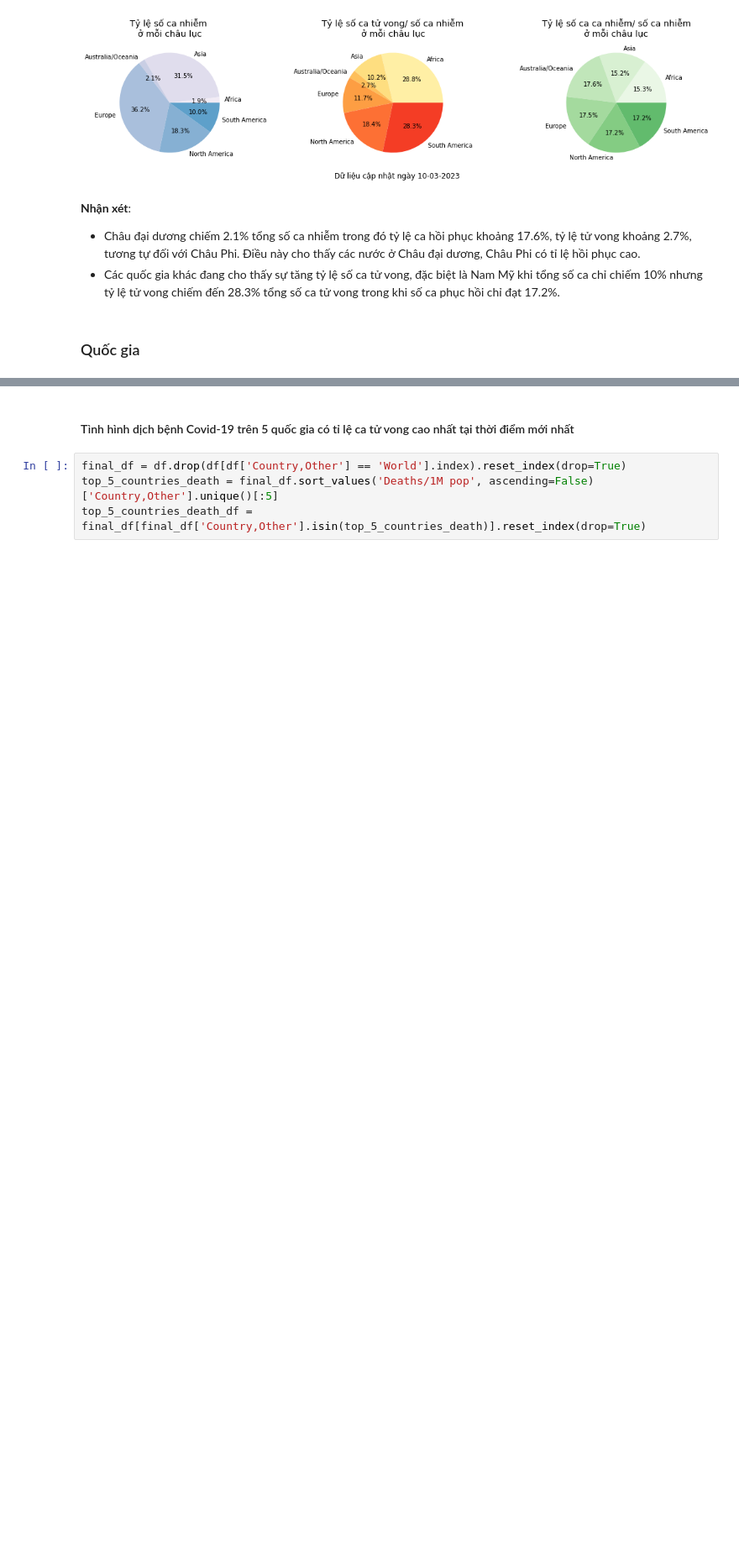
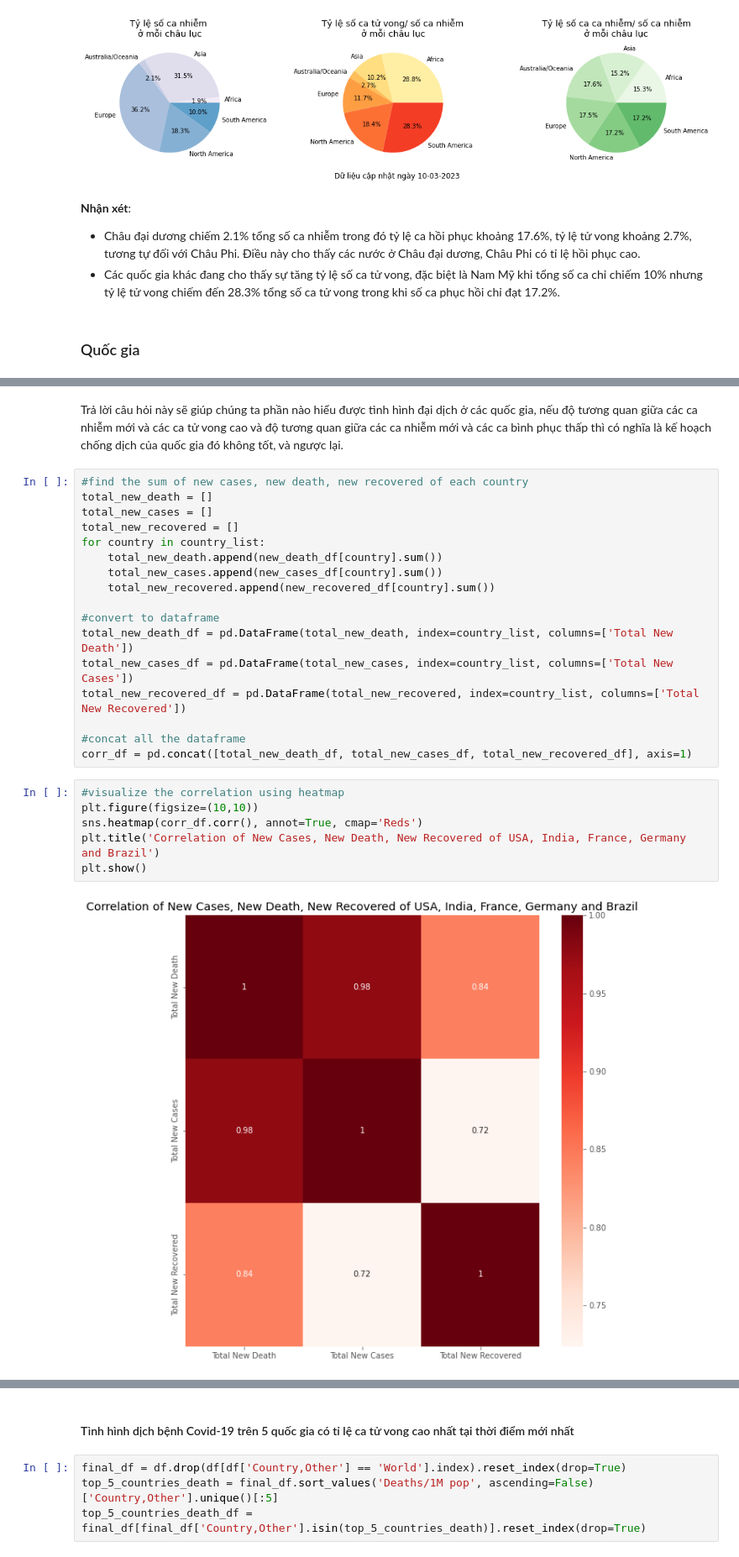
Before and after one commit to vntan/Covid-19-Analysis, a Jupyter notebook: Lab01.ipynb, the cells around one changed output, grey strips where cells are left out. Shown at 84% size. Drawn from its saved outputs; the diff is of its cells as text; blank space fills up the shorter version.

```diff
--- a/Lab01.ipynb
+++ b/Lab01.ipynb
@@ -363,0 +426,27 @@ fig.tight_layout()
+# %% [markdown]
+Trả lời câu hỏi này sẽ giúp chúng ta phần nào hiểu được tình hình đại dịch ở các quốc gia, nếu độ tương quan giữa các ca nhiễm mới và các ca tử vong cao và độ tương quan giữa các ca nhiễm mới và các ca bình phục thấp thì có nghĩa là kế hoạch chống dịch của quốc gia đó không tốt, và ngược lại.
+# %%
+#find the sum of new cases, new death, new recovered of each country
+total_new_death = []
+total_new_cases = []
+total_new_recovered = []
+for country in country_list:
+    total_new_death.append(new_death_df[country].sum())
+    total_new_cases.append(new_cases_df[country].sum())
+    total_new_recovered.append(new_recovered_df[country].sum())
+
+#convert to dataframe
+total_new_death_df = pd.DataFrame(total_new_death, index=country_list, columns=['Total New Death'])
+total_new_cases_df = pd.DataFrame(total_new_cases, index=country_list, columns=['Total New Cases'])
+total_new_recovered_df = pd.DataFrame(total_new_recovered, index=country_list, columns=['Total New Recovered'])
+
+#concat all the dataframe
+corr_df = pd.concat([total_new_death_df, total_new_cases_df, total_new_recovered_df], axis=1)
+# %%
+#visualize the correlation using heatmap
+plt.figure(figsize=(10,10))
+sns.heatmap(corr_df.corr(), annot=True, cmap='Reds')
+plt.title('Correlation of New Cases, New Death, New Recovered of USA, India, France, Germany and Brazil')
+plt.show()
+# %% [output]
+[figure, added]
```
Also changed, not shown: parts of 23 cells of this notebook.
